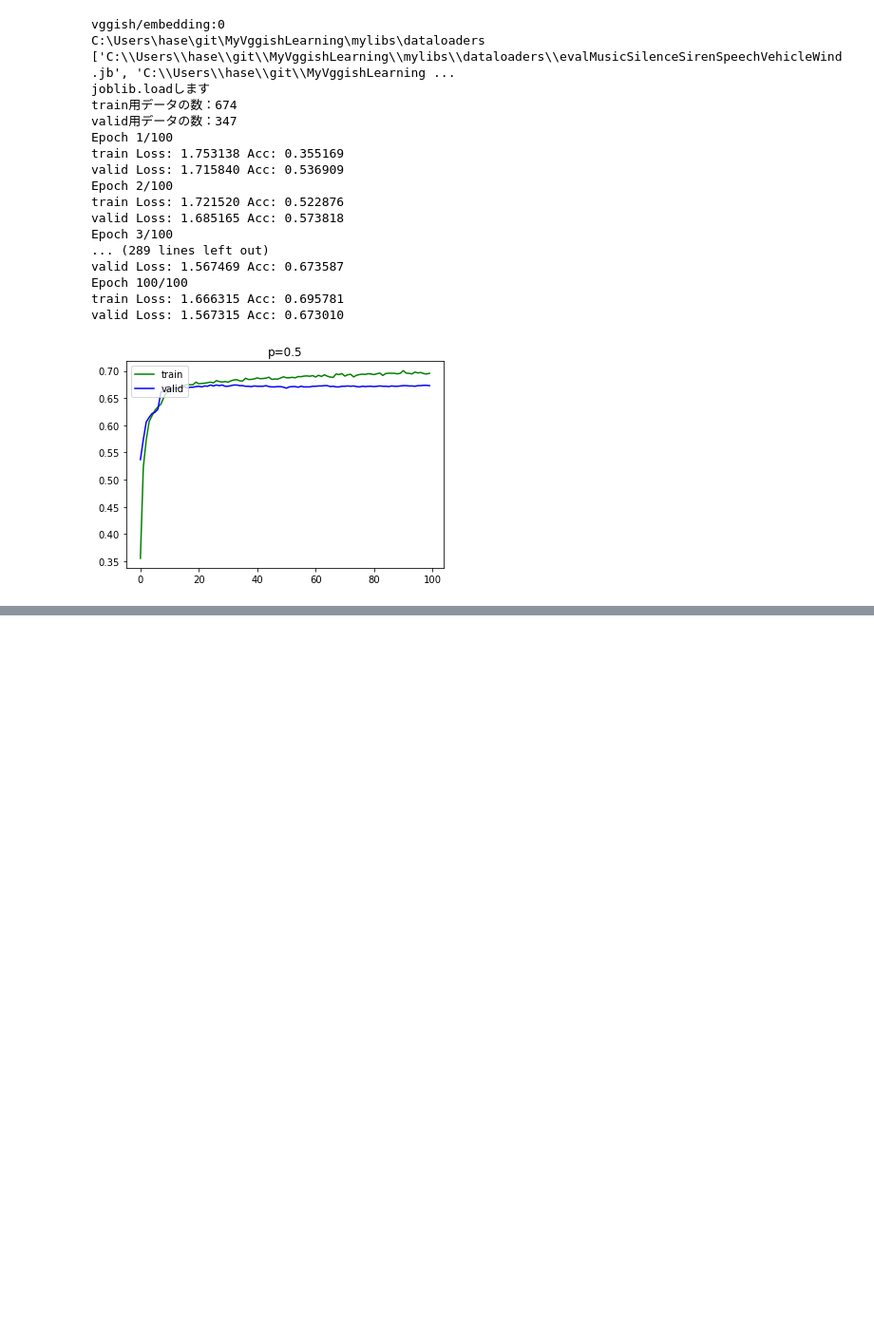
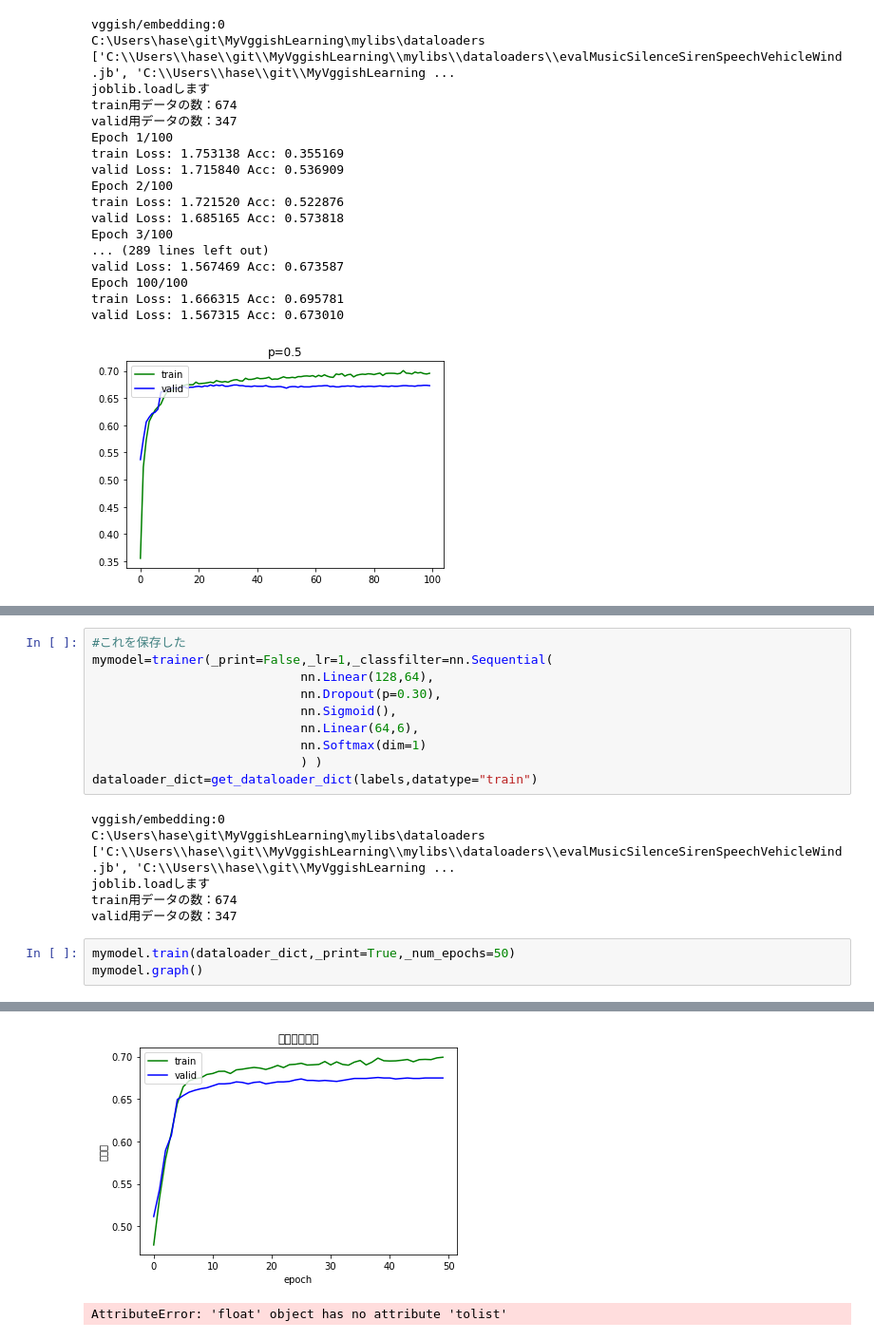
Before and after one commit to SnowFairyTea/MyVggishLearning, a Jupyter notebook: Dropout_5_happyou.ipynb, the cells around one changed output, grey strips where cells are left out. Shown at 95% size. Drawn from its saved outputs; the diff is of its cells as text; blank space fills up the shorter version.

```diff
--- a/Dropout_5_happyou.ipynb
+++ b/Dropout_5_happyou.ipynb
@@ -104,0 +99,20 @@ Silence:0.04018
+# %%
+#これを保存した
+mymodel=trainer(_print=False,_lr=1,_classfilter=nn.Sequential(
+                            nn.Linear(128,64),
+                            nn.Dropout(p=0.30),
+                            nn.Sigmoid(),
+                            nn.Linear(64,6),
+                            nn.Softmax(dim=1)
+                            ) )
+dataloader_dict=get_dataloader_dict(labels,datatype="train")
+# %% [output]
+vggish/embedding:0
+C:\Users\hase\git\MyVggishLearning\mylibs\dataloaders ['C:\\Users\\hase\\git\\MyVggishLearning\\mylibs\\dataloaders\\evalMusicSilenceSirenSpeechVehicleWind.jb', 'C:\\Users\\hase\\git\\MyVggishLearning ...
+joblib.loadします
+train用データの数：674
+valid用データの数：347
+# %%
+mymodel.train(dataloader_dict,_print=True,_num_epochs=50)
+mymodel.graph()
+# %% [output]
@@ -105,3 +136,5 @@ Silence:0.04018
+[figure, added]
+AttributeError: 'float' object has no attribute 'tolist'
 # %%
 #hozon
 import joblib
```
Also changed, not shown: parts of 4 cells of this notebook, 1 other file.
